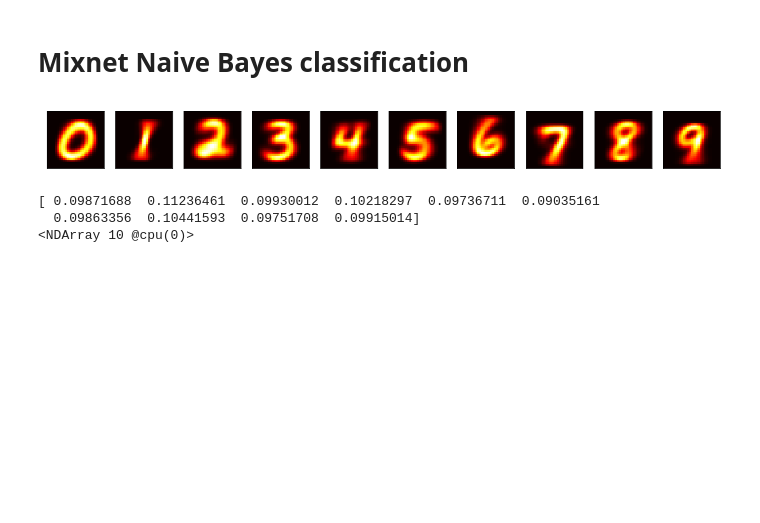
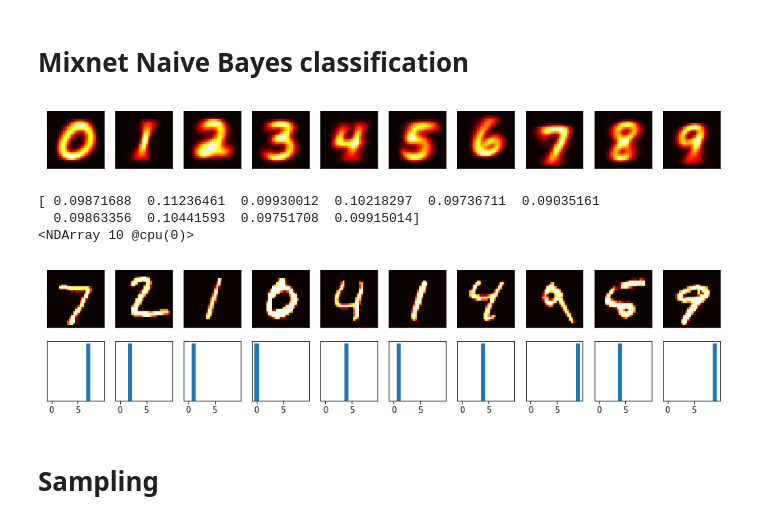
Before and after one commit to HaoLi9311/mxnetNotebook, a Jupyter notebook: Probability and statistics.ipynb, the cells around one changed output. Saved outputs shown, nothing was run; the diff lists cells and outputs as text; code cells hidden in the pictures; blank space fills up the shorter version.

```diff
--- a/Probability and statistics.ipynb
+++ b/Probability and statistics.ipynb
@@ -122,3 +123,44 @@ print(py)
 [ 0.09871688  0.11236461  0.09930012  0.10218297  0.09736711  0.09035161
   0.09863356  0.10441593  0.09751708  0.09915014]
 <NDArray 10 @cpu(0)>
+# %%
+logxcount = nd.log(xcount)
+logxcountneg = nd.log(1-xcount)
+logpy = nd.log(py)
+
+fig, figarr = plt.subplots(2, 10, figsize=(15, 3))
+
+# show 10 images
+ctr = 0
+for data, label in mnist_test:
+    x = data.reshape((784,))
+    y = int(label)
+
+    # we need to incorporate the prior probability p(y) since p(y|x) is
+    # proportional to p(x|y) p(y)
+    logpx = logpy.copy()
+    for i in range(10):
+        # compute the log probability for a digit
+        logpx[i] = nd.dot(logxcount[:, i], x) + nd.dot(logxcountneg[:, i], 1-x)
+    # normalize to prevent overflow or underflow by subtracting the largest
+    # value
+    logpx -= nd.max(logpx)
+    # and compute the softmax using logpx
+    px = nd.exp(logpx).asnumpy()
+    px /= np.sum(px)
+
+    # bar chart and image of digit
+    figarr[1, ctr].bar(range(10), px)
+    figarr[1, ctr].axes.get_yaxis().set_visible(False)
+    figarr[0, ctr].imshow(x.reshape((28, 28)).asnumpy(), cmap='hot')
+    figarr[0, ctr].axes.get_xaxis().set_visible(False)
+    figarr[0, ctr].axes.get_yaxis().set_visible(False)
+    ctr += 1
+    if ctr == 10:
+        break
+
+plt.show()
+# %% [output]
+[figure, added]
+# %% [markdown]
+# Sampling
```
Also changed, not shown: parts of 14 cells of this notebook.
